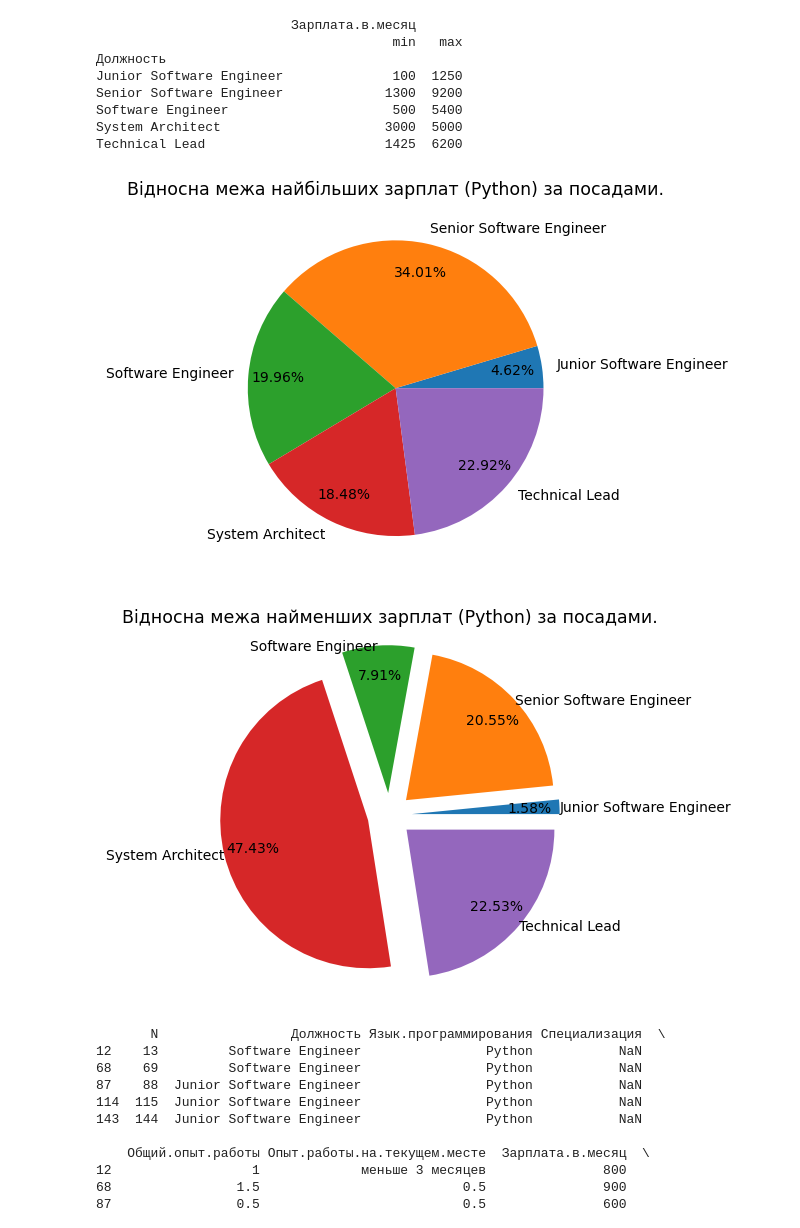
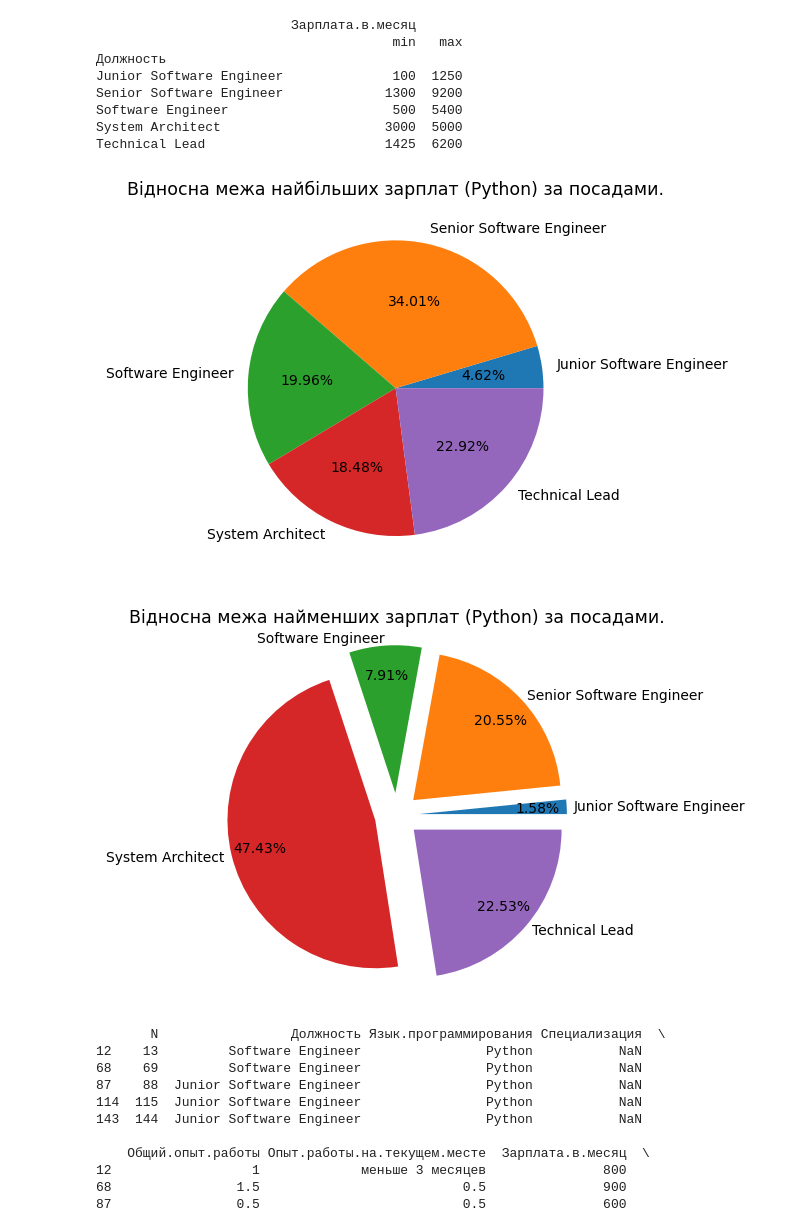
Before and after one commit to DenysTantsiura/datas, a Jupyter notebook: Hw_2.2/Hw2.2.ipynb, the cells around one changed output. Cells and saved outputs as stored; diff of their text form; code cells hidden in the pictures.

```diff
--- a/Hw_2.2/Hw2.2.ipynb
+++ b/Hw_2.2/Hw2.2.ipynb
@@ -213,20 +213,20 @@ Technical Lead                       1425  6200
 # %%
 labels = np.array(python_data_salary.index)
 
 data = np.array(python_data_salary['Зарплата.в.месяц']['max'])
 plt.pie(
     data,
     labels=labels,
     shadow=False,
     autopct="%.2f%%",
-    pctdistance=0.8,
+    pctdistance=0.6,
     labeldistance=1.1,
 )
 
 plt.title('Відносна межа найбільших зарплат (Python) за посадами.', fontsize=12.5)
 plt.show()
 # %% [output]
-[figure, old version]
+[figure, new version]
 # %%
 labels = np.array(python_data_salary.index)
 
@@ -238,14 +238,14 @@ plt.pie(
     shadow=False,
     explode=explode,
     autopct="%.2f%%",
-    pctdistance=0.80,
-    labeldistance=1.0,
+    pctdistance=0.8,
+    labeldistance=1.05,
 )
 
 plt.title('Відносна межа найменших зарплат (Python) за посадами.', fontsize=12.5)
 plt.show()
 # %% [output]
-[figure, old version]
+[figure, new version]
 # %%
 # Створіть функцію fill_avg_salary, яка повертатиме середнє значення заробітної плати на місяць.
 # Використовуйте її для методу apply та створіть новий стовпчик 'avg'
```
Also changed, not shown: parts of 4 cells of this notebook, 3 other files.
